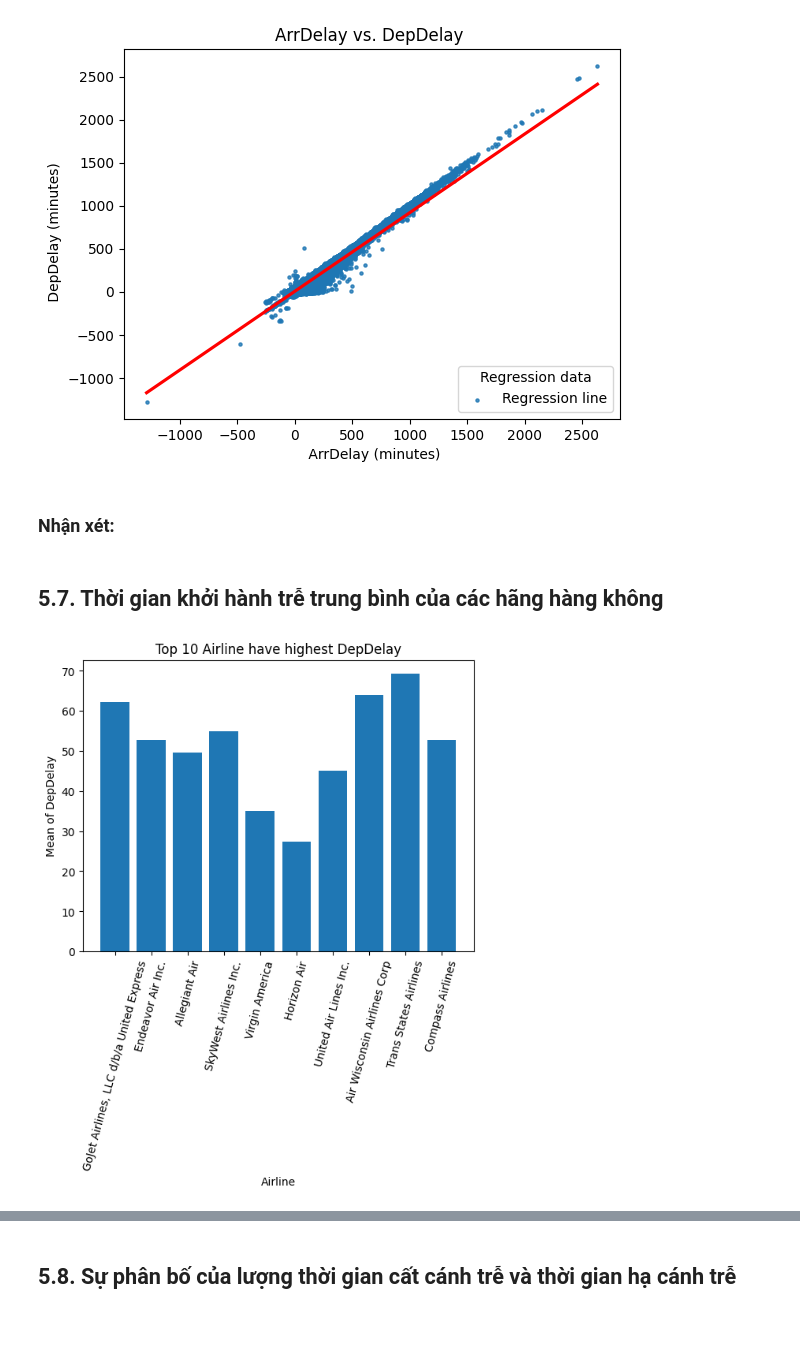
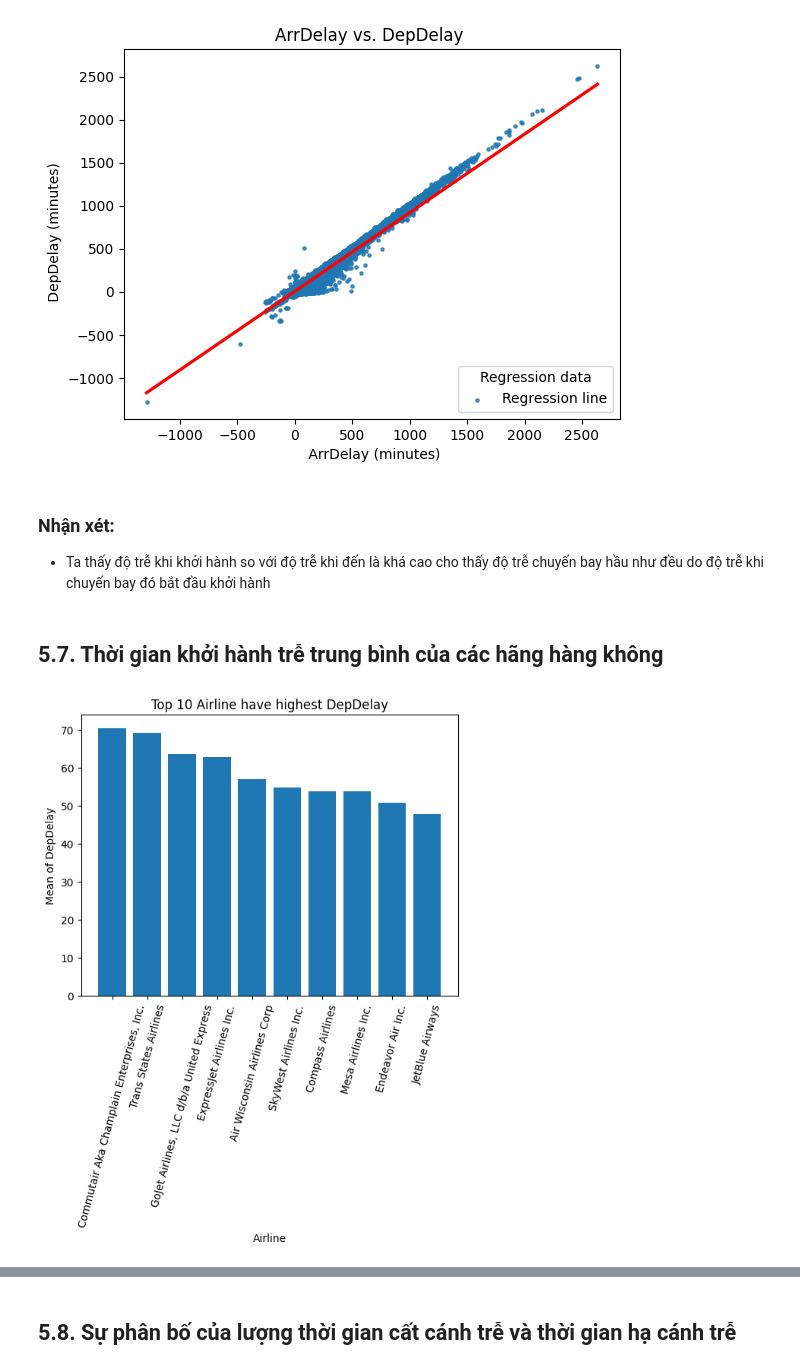
Before and after one commit to n0aHVN/Nhom01_BDML_02, a Jupyter notebook: Final/ML_Quáng_Đình_Hoạch.ipynb, the cells around one changed output, grey strips where cells are left out. Saved outputs shown, nothing was run; the diff lists cells and outputs as text; code cells hidden in the pictures; blank space fills up the shorter version.

```diff
--- a/Final/ML_Quáng_Đình_Hoạch.ipynb
+++ b/Final/ML_Quáng_Đình_Hoạch.ipynb
@@ -121,7 +135,7 @@ sqlContext = SQLContext(spark)
 ## 2.4: Đọc tập dữ liệu
 # %%
 df = sqlContext.read.format(
-    "csv").option("header", "true").load("../../data/Combined_Flights_2018.csv",
+    "csv").option("header", "true").load("./data/Combined_Flights_2018.csv",
     inferSchema=True)
 # %% [markdown]
 # Phần 3: Chi tiết tập dữ liệu
@@ -458,17 +421,18 @@ plt.legend(title="Regression data", loc="lower right")
 plt.show()
 # %% [output]
 [figure]
-# %% [markdown]
-### Nhận xét:
+# %% [markdown]
+### Nhận xét:
+- Ta thấy độ trễ khi khởi hành so với độ trễ khi đến là khá cao cho thấy độ trễ chuyến bay hầu như đều do độ trễ khi chuyến bay đó bắt đầu khởi hành
 # %% [markdown]
 ## 5.7. Thời gian khởi hành trễ trung bình của các hãng hàng không
 # %%
-df_temp = df.filter(df.DepDelay > 0).groupBy("Airline").agg(mean("DepDelay").alias("mean_DepDelay")).limit(10).toPandas()
+df_temp = df.filter(df.DepDelay > 0).groupBy("Airline").agg(mean("DepDelay").alias("mean_DepDelay")).orderBy("mean_DepDelay",ascending= False).limit(10).toPandas()
 plt.bar(df_temp["Airline"], df_temp["mean_DepDelay"])
 plt.xlabel("Airline")
 plt.ylabel("Mean of DepDelay")
 plt.title("Top 10 Airline have highest DepDelay")
 plt.xticks(rotation=75)
 plt.show()
 # %% [output]
-[figure, old version]
+[figure, new version]
```
Also changed, not shown: parts of 43 cells of this notebook.
